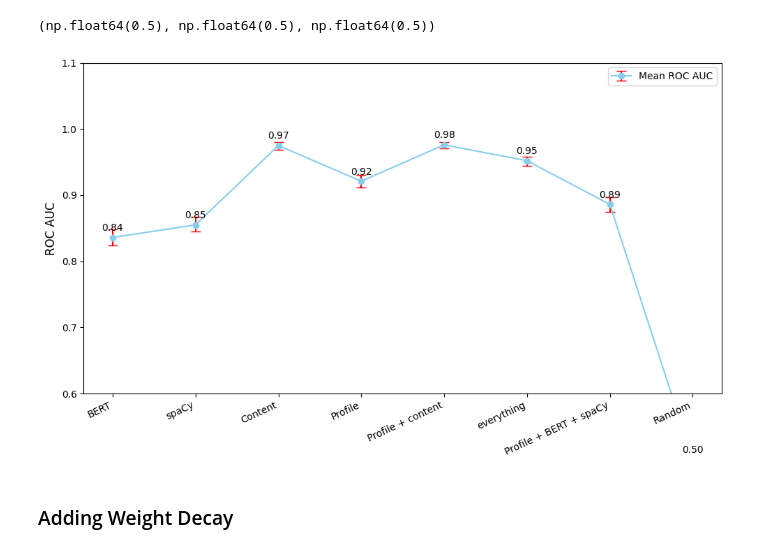
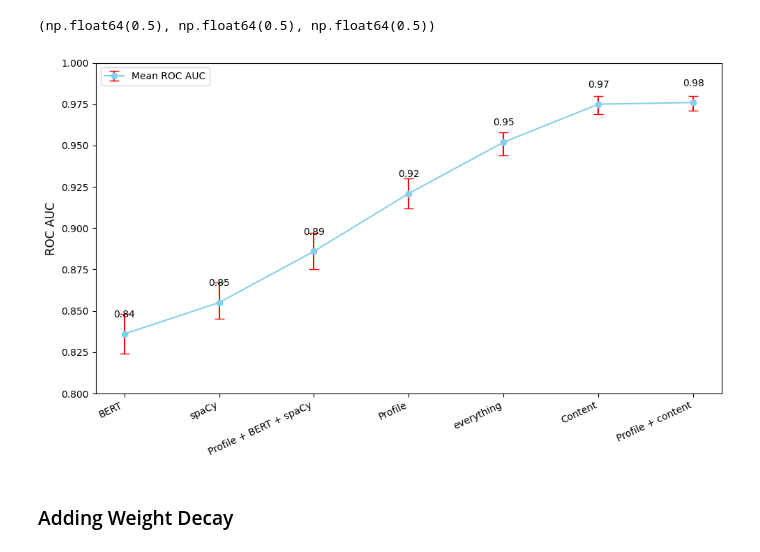
Before and after one commit to greglcr/GeometricDL, a Jupyter notebook: dataprocess.ipynb, the cells around one changed output. Saved outputs shown, nothing was run; the diff lists cells and outputs as text; code cells hidden in the pictures.

```diff
--- a/dataprocess.ipynb
+++ b/dataprocess.ipynb
@@ -679,43 +758,48 @@ calculate_roc_auc_with_ci(modelR,test_loader)
 import matplotlib.pyplot as plt
 
 # Données
+# Données initiales
 labels = [
     "BERT",
     "spaCy",
     "Content",
     "Profile",
     "Profile + content",
     "everything",
     "Profile + BERT + spaCy",
     "Random"
 ]
-auc = [0.836, 0.855, 0.975, 0.921, 0.976,0.952,0.886,0.5]
-min_auc = [0.824, 0.845, 0.969, 0.912, 0.971,0.944,0.875,0.5]
-max_auc = [0.848, 0.867, 0.980, 0.930, 0.980,0.958,0.897,0.5]
+auc = [0.836, 0.855, 0.975, 0.921, 0.976, 0.952, 0.886, 0.5]
+min_auc = [0.824, 0.845, 0.969, 0.912, 0.971, 0.944, 0.875, 0.5]
+max_auc = [0.848, 0.867, 0.980, 0.930, 0.980, 0.958, 0.897, 0.5]
 
+# Tri des données par auc
+sorted_data = sorted(zip(auc, min_auc, max_auc, labels))
+auc, min_auc, max_auc, labels = zip(*sorted_data)
+auc,min_auc,max_auc,labels = auc[1:],min_auc[1:],max_auc[1:],labels[1:]
 # Calcul des erreurs
 yerr_lower = [a - m for a, m in zip(auc, min_auc)]
 yerr_upper = [m - a for a, m in zip(auc, max_auc)]
 yerr = [yerr_lower, yerr_upper]
 
 x_indices = range(len(labels))
 
 # Tracé
 plt.figure(figsize=(10, 6))
 plt.errorbar(x_indices, auc, yerr=yerr, fmt='o', linestyle='-', color='skyblue', ecolor='red', elinewidth=1.5, capsize=5, label="Mean ROC AUC")
 
 # Annotation des points
 for i, v in enumerate(auc):
     plt.text(i, v + 0.01, f"{v:.2f}", ha='center', fontsize=10)
 
 # Labels et mise en forme
 plt.ylabel("ROC AUC", fontsize=12)
-plt.ylim(0.6, 1.1)
+plt.ylim(0.8, 1)
 plt.xticks(ticks=x_indices, labels=labels, rotation=25, ha='right', fontsize=10)
 plt.legend()
 plt.tight_layout()
 plt.show()
 # %% [output]
-[figure, old version]
+[figure, new version]
 # %% [markdown]
 ### Adding Weight Decay
```
Also changed, not shown: parts of 28 cells of this notebook.
